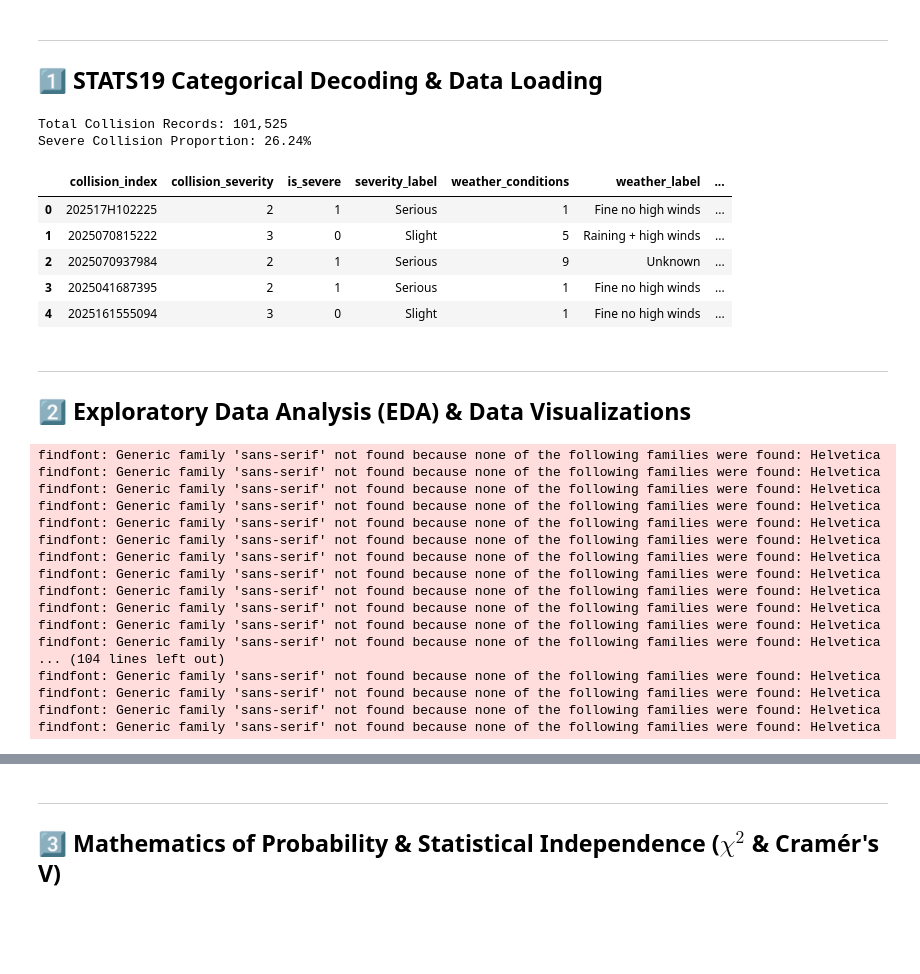
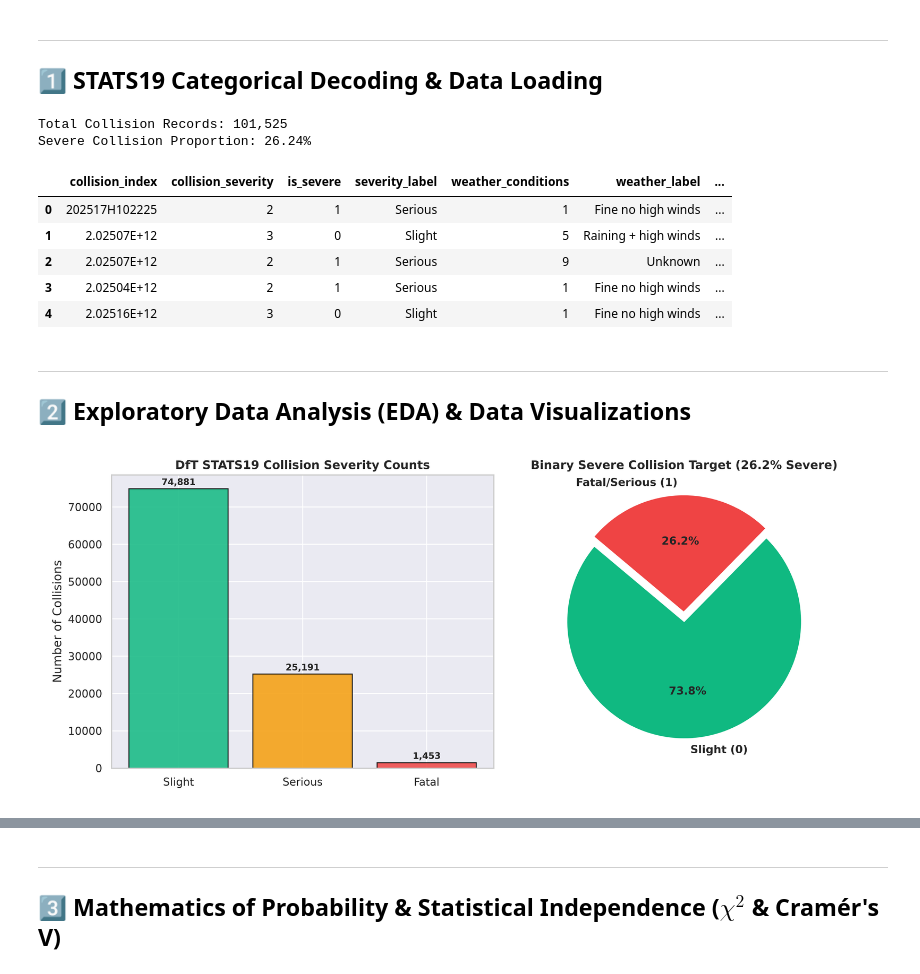
Before and after one commit to kuncheabhishek015/ACCIDENT-SEVERITY-FLAGGER-FOR-UK-ROAD-SAFETY-OFFICERS, a Jupyter notebook: Accident_Severity_Flagger_Notebook.ipynb, the cells around one changed output, grey strips where cells are left out. Saved outputs shown, nothing was run; the diff lists cells and outputs as text; code cells hidden in the pictures; blank space fills up the shorter version.

```diff
--- a/Accident_Severity_Flagger_Notebook.ipynb
+++ b/Accident_Severity_Flagger_Notebook.ipynb
@@ -36,6 +54,13 @@ print("✓ Environment Initialized Successfully.")
 from src.decoder import Stats19Decoder
 
 data_path = "dft-road-casualty-statistics-collision-2025.csv"
+if not os.path.exists(data_path):
+    candidate = os.path.join(project_root, data_path)
+    if os.path.exists(candidate):
+        data_path = candidate
+if not os.path.exists(data_path):
+    raise FileNotFoundError(f"STATS19 dataset not found at '{data_path}'.")
+
 decoder = Stats19Decoder(data_path)
 decoded_df = decoder.decode()
 clean_df = decoder.get_clean_features_df()
@@ -48,37 +73,28 @@ Total Collision Records: 101,525
 Severe Collision Proportion: 26.24%
 |  | collision_index | collision_severity | is_severe | severity_label | weather_conditions | weather_label | ... |
 | 0 | 202517H102225 | 2 | 1 | Serious | 1 | Fine no high winds | ... |
-| 1 | 2025070815222 | 3 | 0 | Slight | 5 | Raining + high winds | ... |
-| 2 | 2025070937984 | 2 | 1 | Serious | 9 | Unknown | ... |
-| 3 | 2025041687395 | 2 | 1 | Serious | 1 | Fine no high winds | ... |
-| 4 | 2025161555094 | 3 | 0 | Slight | 1 | Fine no high winds | ... |
+| 1 | 2.02507E+12 | 3 | 0 | Slight | 5 | Raining + high winds | ... |
+| 2 | 2.02507E+12 | 2 | 1 | Serious | 9 | Unknown | ... |
+| 3 | 2.02504E+12 | 2 | 1 | Serious | 1 | Fine no high winds | ... |
+| 4 | 2.02516E+12 | 3 | 0 | Slight | 1 | Fine no high winds | ... |
 # %% [markdown]
 ---
 ## 2️⃣ Exploratory Data Analysis (EDA) & Data Visualizations
-# %%
-from src.visualization import DataVisualizationEngine
-
-viz = DataVisualizationEngine(decoded_df)
-# 1. Plot Severity Target Distribution
-viz.plot_severity_distribution()
-plt.show()
-# %% [output]
-findfont: Generic family 'sans-serif' not found because none of the following families were found: Helvetica
-findfont: Generic family 'sans-serif' not found because none of the following families were found: Helvetica
-findfont: Generic family 'sans-serif' not found because none of the following families were found: Helvetica
-findfont: Generic family 'sans-serif' not found because none of the following families were found: Helvetica
-findfont: Generic family 'sans-serif' not found because none of the following families were found: Helvetica
-findfont: Generic family 'sans-serif' not found because none of the following families were found: Helvetica
-findfont: Generic family 'sans-serif' not found because none of the following families were found: Helvetica
-findfont: Generic family 'sans-serif' not found because none of the following families were found: Helvetica
-findfont: Generic family 'sans-serif' not found because none of the following families were found: Helvetica
-findfont: Generic family 'sans-serif' not found because none of the following families were found: Helvetica
-findfont: Generic family 'sans-serif' not found because none of the following families were found: Helvetica
-findfont: Generic family 'sans-serif' not found because none of the following families were found: Helvetica
-... (104 lines left out)
-findfont: Generic family 'sans-serif' not found because none of the following families were found: Helvetica
-findfont: Generic family 'sans-serif' not found because none of the following families were found: Helvetica
-findfont: Generic family 'sans-serif' not found because none of the following families were found: Helvetica
-findfont: Generic family 'sans-serif' not found because none of the following families were found: Helvetica
+# %%
+from src.visualization import DataVisualizationEngine
+
+viz = DataVisualizationEngine(decoded_df)
+# Override Helvetica-only setting from DataVisualizationEngine for cross-platform rendering
+plt.rcParams["font.sans-serif"] = ["DejaVu Sans", "Arial", "Helvetica", "sans-serif"]
+
+# 1. Plot Severity Target Distribution & display inline
+severity_chart_path = viz.plot_severity_distribution()
+try:
+    from IPython.display import Image, display
+    display(Image(filename=severity_chart_path))
+except ImportError:
+    print(f"Chart saved to: {severity_chart_path}")
+# %% [output]
+[figure, added]
 # %%
 # 2. Weather vs. Light Severe Risk Heatmap
```
Also changed, not shown: parts of 9 cells of this notebook.
